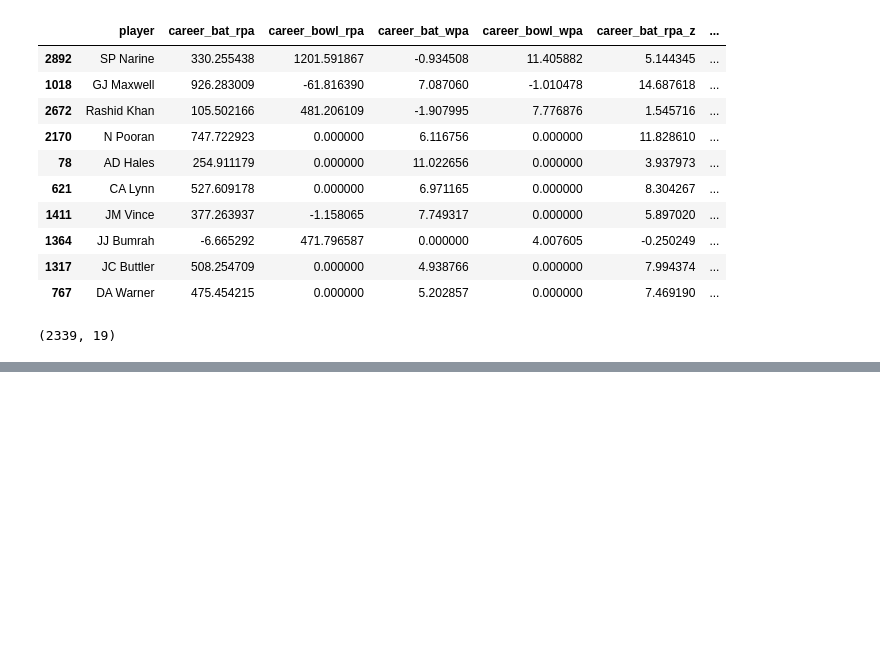
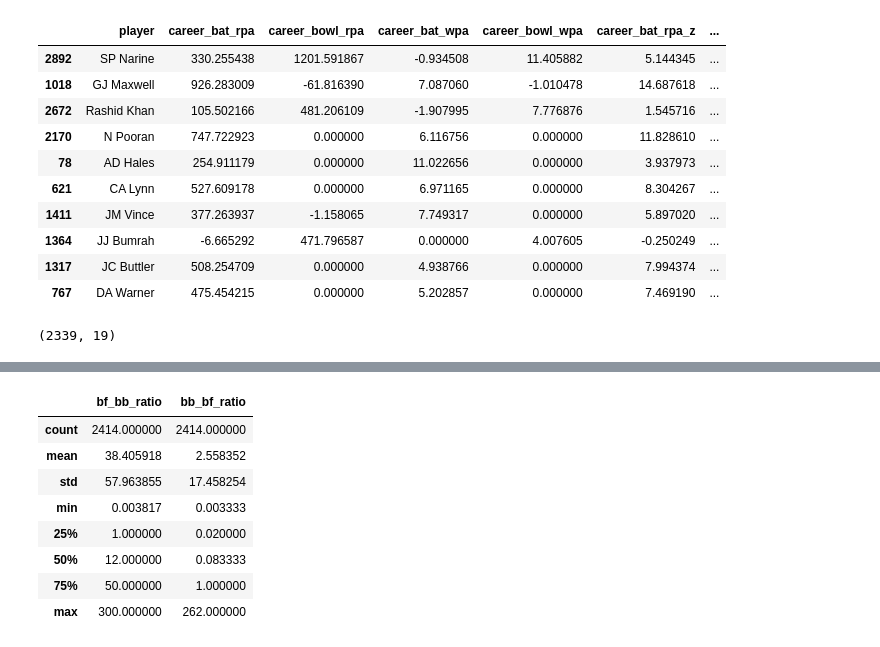
Before and after one commit to aditya-10k/CricketAnalysis, a Jupyter notebook: preprocessing/player_vectors.ipynb, the cells around one changed output, grey strips where cells are left out. Drawn from its saved outputs; the diff is of its cells as text; code cells hidden in the pictures; blank space fills up the shorter version.

```diff
--- a/preprocessing/player_vectors.ipynb
+++ b/preprocessing/player_vectors.ipynb
@@ -131,0 +216,15 @@ player_vectors[player_vectors["active_12m"] == False].shape
+# %%
+fringe["bf_bb_ratio"] = (fringe["balls_faced"] + 1) / (fringe["balls_bowled"] + 1)
+fringe["bb_bf_ratio"] = (fringe["balls_bowled"] + 1) / (fringe["balls_faced"] + 1)
+
+fringe[["bf_bb_ratio", "bb_bf_ratio"]].describe()
+# %% [output]
+|  | bf_bb_ratio | bb_bf_ratio |
+| count | 2414.000000 | 2414.000000 |
+| mean | 38.405918 | 2.558352 |
+| std | 57.963855 | 17.458254 |
+| min | 0.003817 | 0.003333 |
+| 25% | 1.000000 | 0.020000 |
+| 50% | 12.000000 | 0.083333 |
+| 75% | 50.000000 | 1.000000 |
+| max | 300.000000 | 262.000000 |
```
Also changed, not shown: parts of 13 cells of this notebook, 23 other files.
